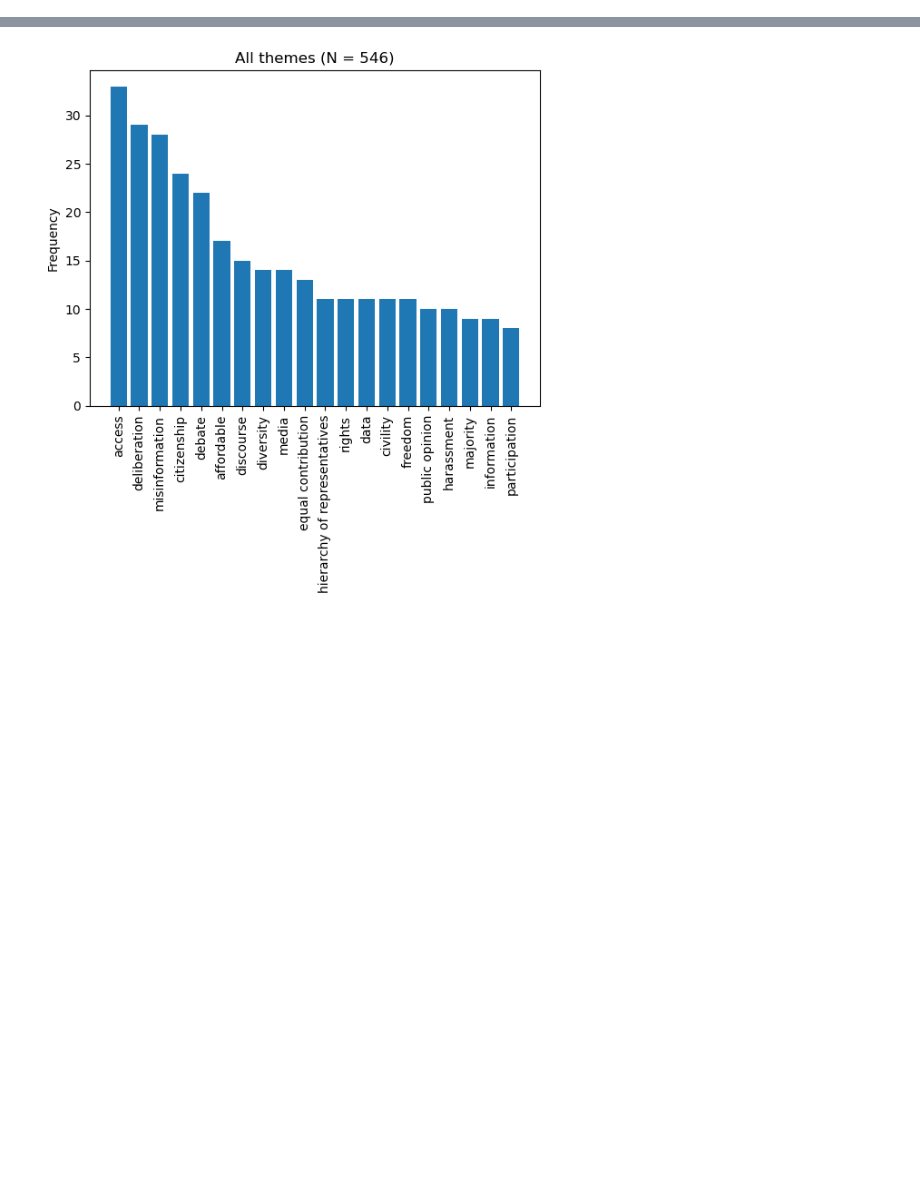
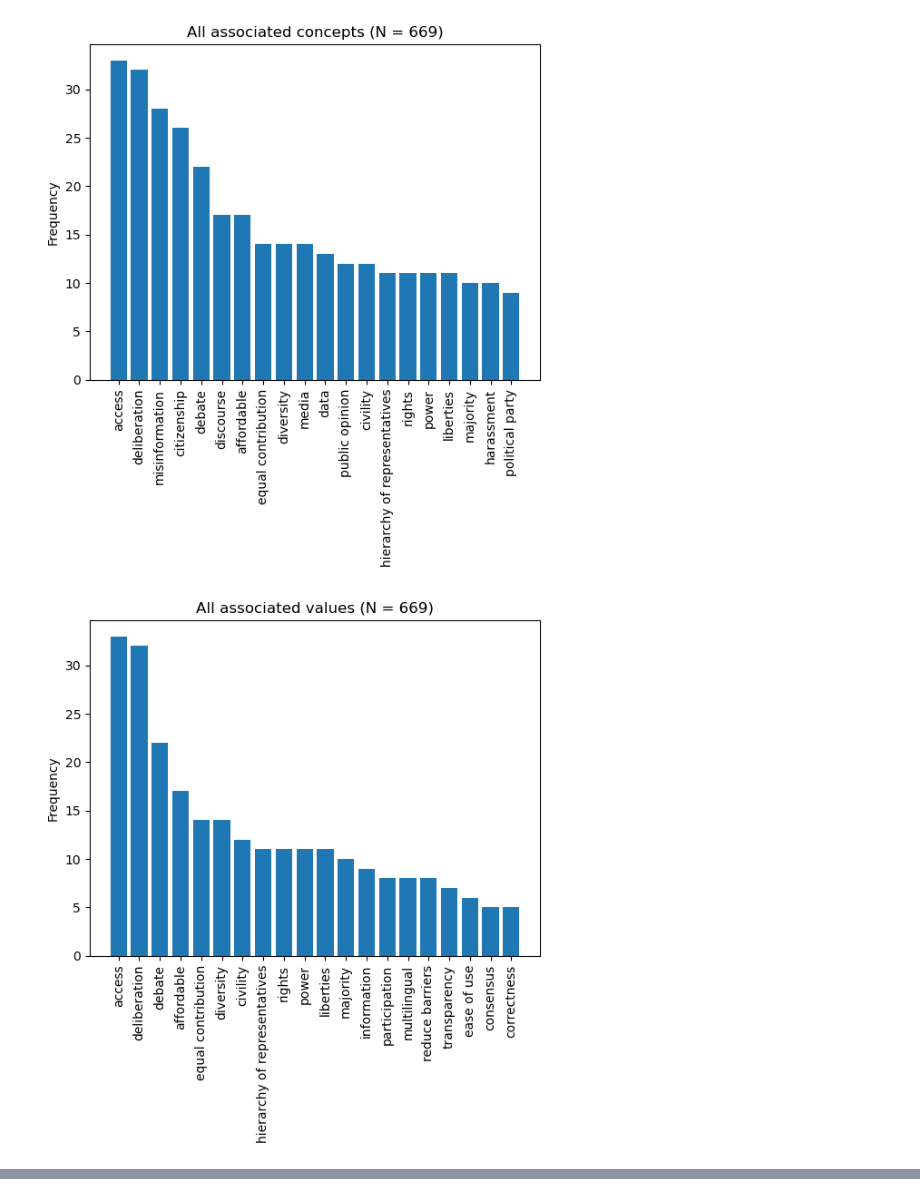
Before and after one commit to ArjunSubramonian/democratization-nlp, a Jupyter notebook: thematic-analysis.ipynb, the cells around one changed output, grey strips where cells are left out. Cells and saved outputs as stored; diff of their text form; code cells hidden in the pictures; blank space fills up the shorter version.

```diff
--- a/thematic-analysis.ipynb
+++ b/thematic-analysis.ipynb
@@ -4,7 +4,7 @@ import json
 from collections import Counter
 import matplotlib.pyplot as plt
 # %%
-df = pd.read_csv('annotated-excerpts-themes.csv').drop('Unnamed: 10', axis=1)
+df = pd.read_csv('annotated-excerpts-with-themes.csv').drop('Unnamed: 10', axis=1)
 print(df.columns)
 df = df.loc[df['1 = Relevant / 0 = Irrelevant'] == 1]
 df = df.loc[df['1 = Reference'] != 1]
@@ -19,17 +19,32 @@ def clean(x):
         return x
 
     clean_map = {
+        'constitutions': 'constitution',
         'emotions': 'emotion',
         'choices': 'choice',
+        'arguments': 'argument',
+        'campaigns': 'campaign',
         'accountable': 'accountability',
         'debates': 'debate',
+        'elections': 'election',
         'deliberaton': 'deliberation',
         'discuourse': 'discourse',
         'dicourse': 'discourse',
         'freedom of speech': 'freedom',
         'harsassment': 'harassment',
         'preventing discrimination': 'discrimination',
-        'quality-quantity tradeoff': 'quality vs. quantity tradeoff'
+        'quality-quantity tradeoff': 'quality vs. quantity tradeoff',
+        'not hierarchical (MTL)': 'not hierarchical',
+        'critical thinking': 'critical',
+        'advancement': 'progress',
+        'freedom': 'liberties',
+        'civic education': 'education',
+        'equal participation': 'equal contribution',
+        'not user satisfaction': 'not satisfaction',
+        'public reasoning': 'reasoning',
+        'reduce need for expertise': 'reduce barriers',
+        'political parties': 'political party',
+        'protests': 'protest',
     }
     return [i.strip() if i.strip() not in clean_map else clean_map[i.strip()] for i in x.split(',')]
 
@@ -64,9 +194,35 @@ print(sorted(list(set.union(*agg_df['values']))))
 # %%
-# exclude_explicit = [set(['democratizing'])]
-# exclude_implicit = [set(['democratizing'])]
-exclude_explicit = []
-exclude_implicit = []
+for exclude_explicit, exclude_implicit, exclude_desc in [
+    ([], [], ''),
+    ([set(['democratizing'])], [], 'democratizing')
+]:
+    filtered_agg_df = agg_df['values'][(~agg_df['explicit'].isin(exclude_explicit)) & (~agg_df['implicit'].isin(exclude_implicit))]
 
-filtered_agg_df = agg_df['values'][(~agg_df['explicit'].isin(exclude_explicit)) & (~agg_df['implicit'].isin(exclude_implicit))]
+    freqs = Counter(filtered_agg_df.apply(list).sum())
 
-freqs = Counter(filtered_agg_df.apply(list).sum())
+    topk = freqs.most_common(20)
+
+    plt.bar(list(zip(*topk))[0], list(zip(*topk))[1])
+    plt.xticks(rotation=90)
+    plt.ylabel('Frequency')
+
+    if exclude_desc != '':
+        exclude_desc = 'except ' + exclude_desc + ' '
+    plt.title('All associated concepts {}(N = {})'.format(exclude_desc, len(filtered_agg_df)))
+    plt.show()
+
+    freqs = Counter(filtered_agg_df.apply(get_values).apply(list).sum())
+
+    topk = freqs.most_common(20)
+
+    plt.bar(list(zip(*topk))[0], list(zip(*topk))[1])
+    plt.xticks(rotation=90)
+    plt.ylabel('Frequency')
+
+    if exclude_desc != '':
+        exclude_desc = 'except ' + exclude_desc + ' '
+    plt.title('All associated values {}(N = {})'.format(exclude_desc, len(filtered_agg_df)))
+    plt.show()
+# %% [output]
+[figure, added]
+[figure, added]
@@ -75,8 +230,0 @@ topk = freqs.most_common(20)
-# %%
-plt.bar(list(zip(*topk))[0], list(zip(*topk))[1])
-plt.xticks(rotation=90)
-plt.ylabel('Frequency')
-plt.title('All themes (N = {})'.format(len(filtered_agg_df)))
-plt.show()
-# %% [output]
-[figure, removed]
```
Also changed, not shown: parts of 5 cells of this notebook.
